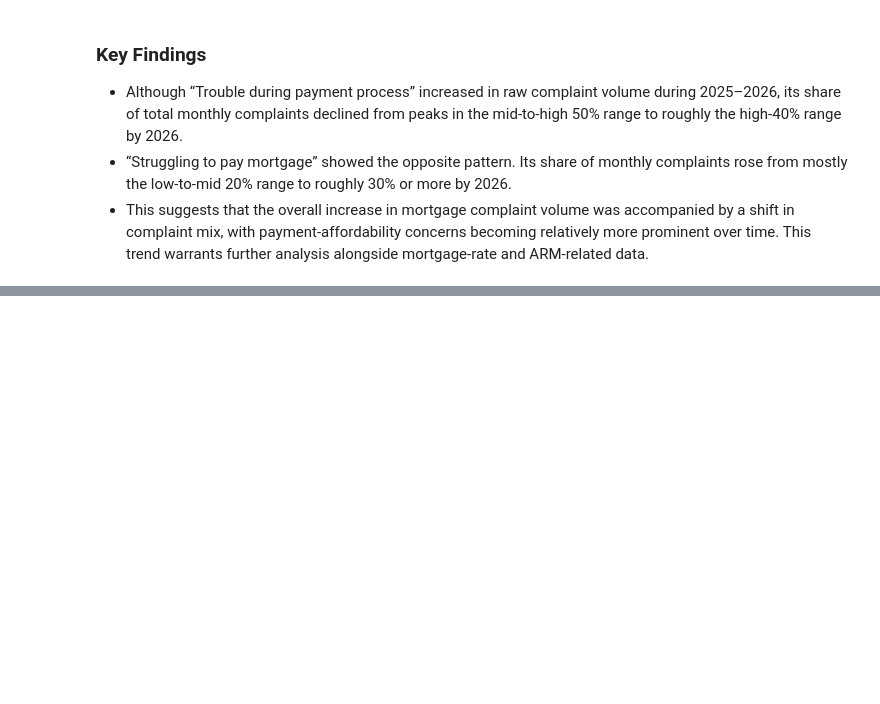
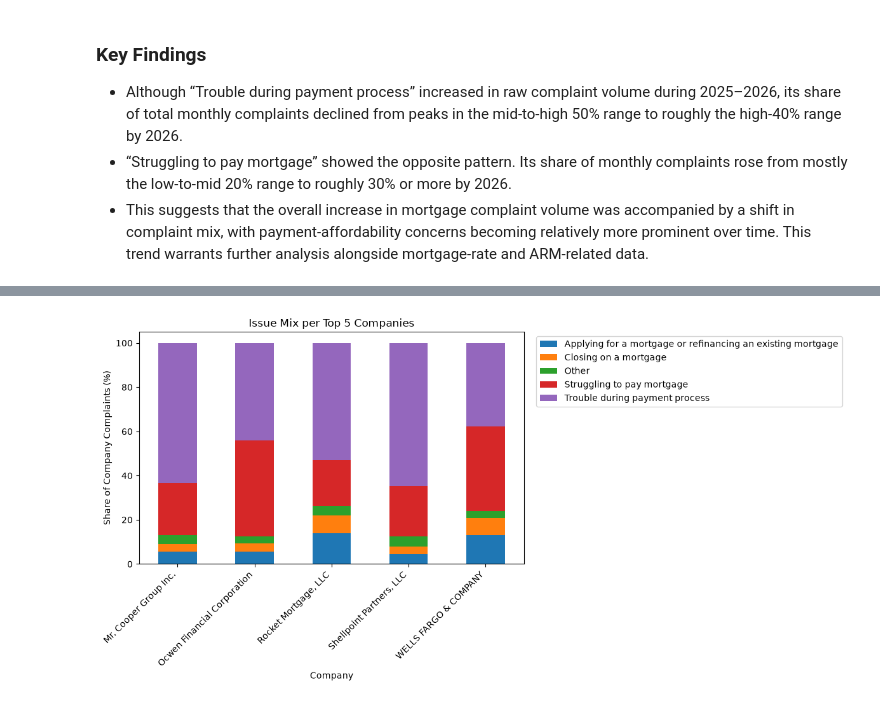
Before and after one commit to alanarroyo98/financial-services-complaints-analytics, a Jupyter notebook: notebooks/01_cfpb_eda.ipynb, the cells around one changed output, grey strips where cells are left out. Cells and saved outputs as stored; diff of their text form; code cells hidden in the pictures; blank space fills up the shorter version.

```diff
--- a/notebooks/01_cfpb_eda.ipynb
+++ b/notebooks/01_cfpb_eda.ipynb
@@ -392,0 +538,3 @@ plt.show()
+# %%
+top4companyIssues = top_5_company_analysis.groupby("Issue")["complaint_count"].sum().reset_index().sort_values("complaint_count", ascending=False).head(4)
+top4companyIssues
@@ -392,0 +547,7 @@ plt.show()
+# %%
+top_4_issue_names = top4companyIssues["Issue"].to_list()
+# %%
+top_5_company_analysis["issue_group"] = np.where(top_5_company_analysis["Issue"].isin(top_4_issue_names),top_5_company_analysis["Issue"],"Other")
+company_issue_grouped = top_5_company_analysis.groupby(["Company","issue_group"])["complaint_count"].sum().reset_index()
+company_issue_grouped["issue_percent"] = round((company_issue_grouped["complaint_count"] / company_issue_grouped.groupby("Company")["complaint_count"].transform("sum") * 100), 2)
+company_issue_grouped
@@ -392,0 +572,7 @@ plt.show()
+# %%
+company_issue_grouped_pivot = company_issue_grouped.pivot(
+    index="Company",
+    columns="issue_group",
+    values="issue_percent"
+)
+company_issue_grouped_pivot
@@ -392,0 +595,14 @@ plt.show()
+# %%
+company_issue_grouped_pivot.plot(
+    kind="bar",
+    stacked=True,
+    figsize=(12,6)
+    )
+plt.title("Issue Mix per Top 5 Companies")
+plt.ylabel("Share of Company Complaints (%)")
+plt.legend(bbox_to_anchor=(1.02,1), loc="upper left")
+plt.xticks(rotation=45, ha="right")
+plt.tight_layout()
+plt.show()
+# %% [output]
+[figure, added]
```
Also changed, not shown: parts of 27 cells of this notebook.
